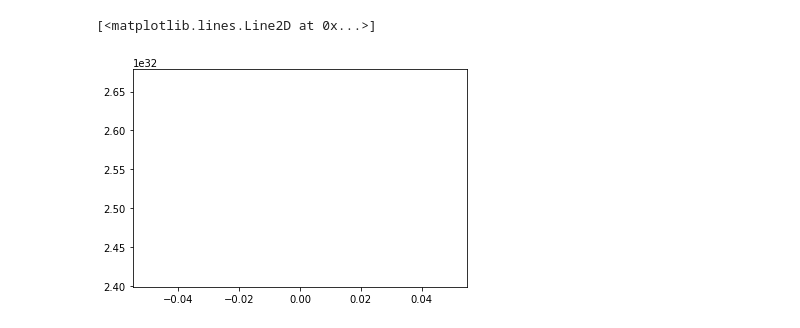
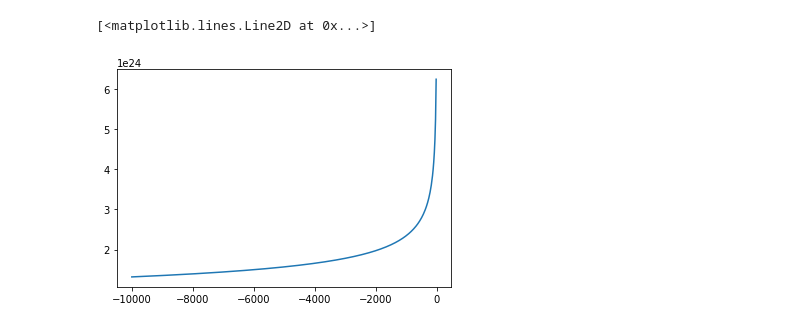
Before and after one commit to md94physics/GW, a Jupyter notebook: Compact_Binary_Plus_&_Cross_Polarizations_2.0.ipynb, the cells around one changed output. Cells and saved outputs as stored; diff of their text form; code cells hidden in the pictures.

```diff
--- a/Compact_Binary_Plus_&_Cross_Polarizations_2.0.ipynb
+++ b/Compact_Binary_Plus_&_Cross_Polarizations_2.0.ipynb
@@ -40,9 +54,9 @@ def h_cross(i,t):
 # %%
-t = np.arange(0, t_LSO, 0.01)
-i = 90
-# compose plot\
+t = np.arange(-10000, t_LSO, 20)
+i = 45
+# Compose plot for the plus polarization
 plt.figure(1)
 plt.plot(t, h_plus(i,t))
 # %% [output]
 [<matplotlib.lines.Line2D at 0x...>]
-[figure, old version]
+[figure, new version]
```
Also changed, not shown: parts of 6 cells of this notebook.
